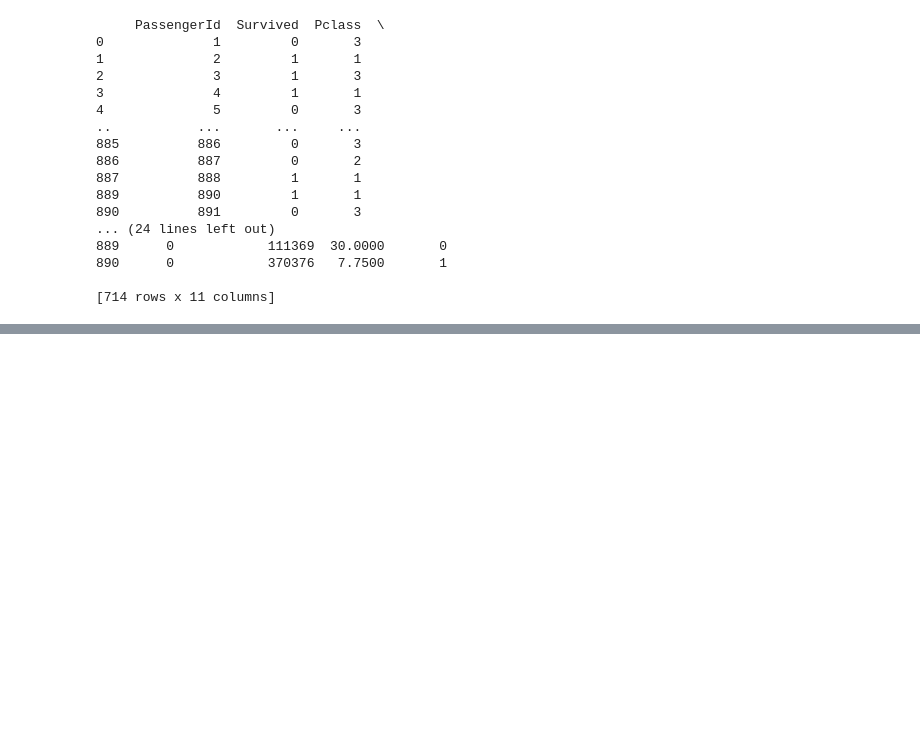
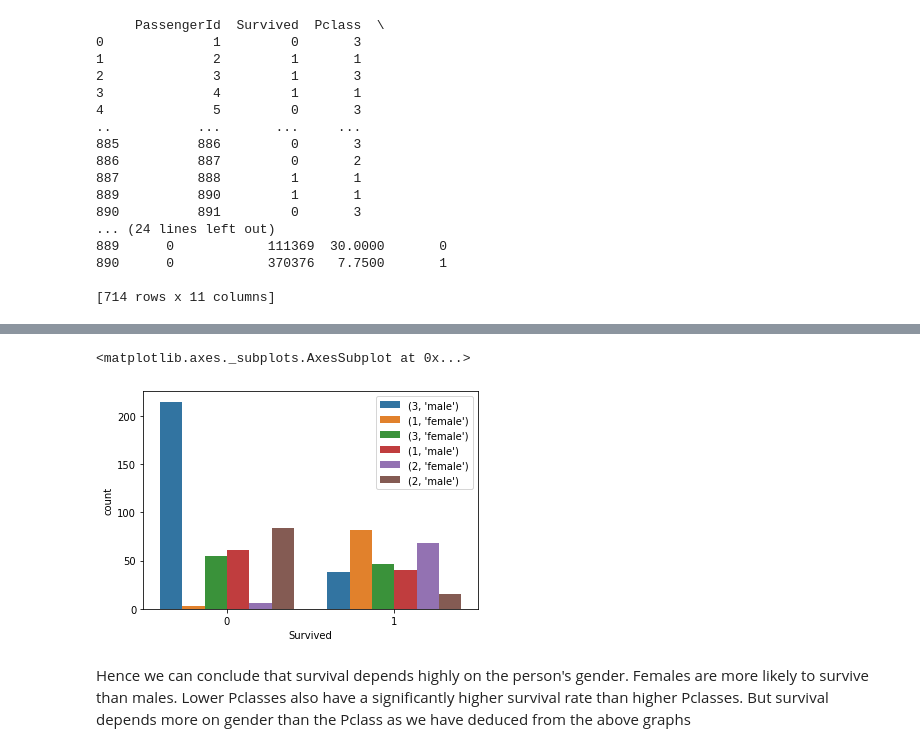
Before and after one commit to savioratharv/Compute_tasks, a Jupyter notebook: Compute_task.ipynb, the cells around one changed output, grey strips where cells are left out. Saved outputs shown, nothing was run; the diff lists cells and outputs as text; code cells hidden in the pictures; blank space fills up the shorter version.

```diff
--- a/Compute_task.ipynb
+++ b/Compute_task.ipynb
@@ -172,0 +201,7 @@ sns.scatterplot(x=dataset['Sex'],y=dataset['Pclass'],hue=dataset['Survived'])
+# %%
+sns.countplot(x=dataset['Survived'],hue=dataset[['Pclass','Sex']].apply(tuple, axis=1))
+# %% [output]
+<matplotlib.axes._subplots.AxesSubplot at 0x...>
+[figure, added]
+# %% [markdown]
+Hence we can conclude that survival depends highly on the person's gender. Females are more likely to survive than males. Lower Pclasses also have a significantly higher survival rate than higher Pclasses. But survival depends more on gender than the Pclass as we have deduced from the above graphs
```
Also changed, not shown: parts of 16 cells of this notebook.
